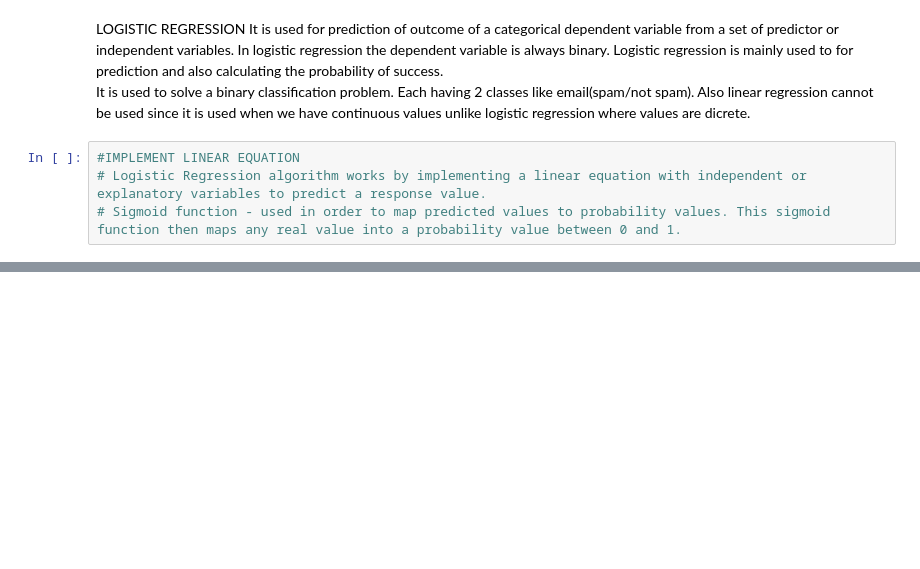
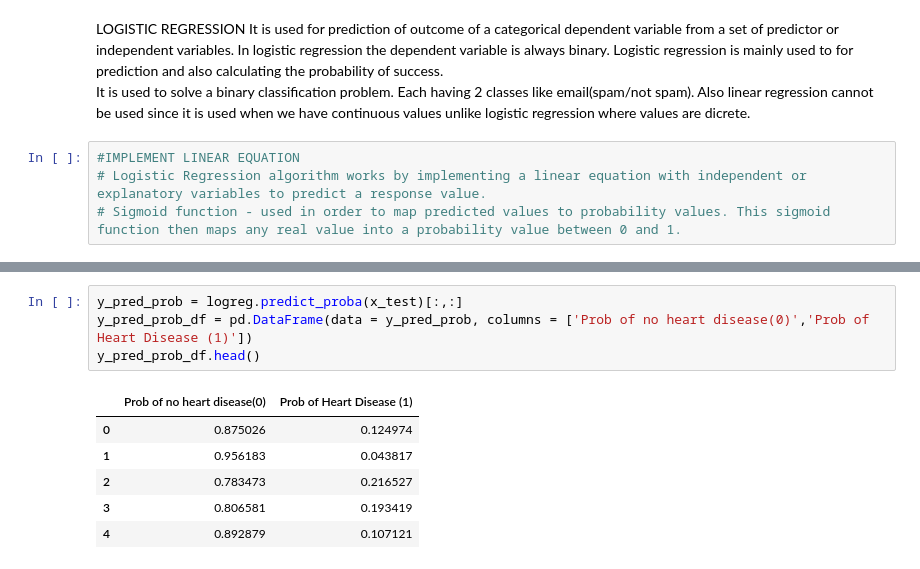
Before and after one commit to Aashi779/ML-Projects, a Jupyter notebook: LogisticRegression_HeartDisease.ipynb, the cells around one changed output, grey strips where cells are left out. Saved outputs shown, nothing was run; the diff lists cells and outputs as text; blank space fills up the shorter version.

```diff
--- a/LogisticRegression_HeartDisease.ipynb
+++ b/LogisticRegression_HeartDisease.ipynb
@@ -114,0 +191,11 @@ Also linear regression cannot be used since it is used when we have continuous v
+# %%
+y_pred_prob = logreg.predict_proba(x_test)[:,:]
+y_pred_prob_df = pd.DataFrame(data = y_pred_prob, columns = ['Prob of no heart disease(0)','Prob of Heart Disease (1)'])
+y_pred_prob_df.head()
+# %% [output]
+|  | Prob of no heart disease(0) | Prob of Heart Disease (1) |
+| 0 | 0.875026 | 0.124974 |
+| 1 | 0.956183 | 0.043817 |
+| 2 | 0.783473 | 0.216527 |
+| 3 | 0.806581 | 0.193419 |
+| 4 | 0.892879 | 0.107121 |
```
Also changed, not shown: parts of 10 cells of this notebook.
